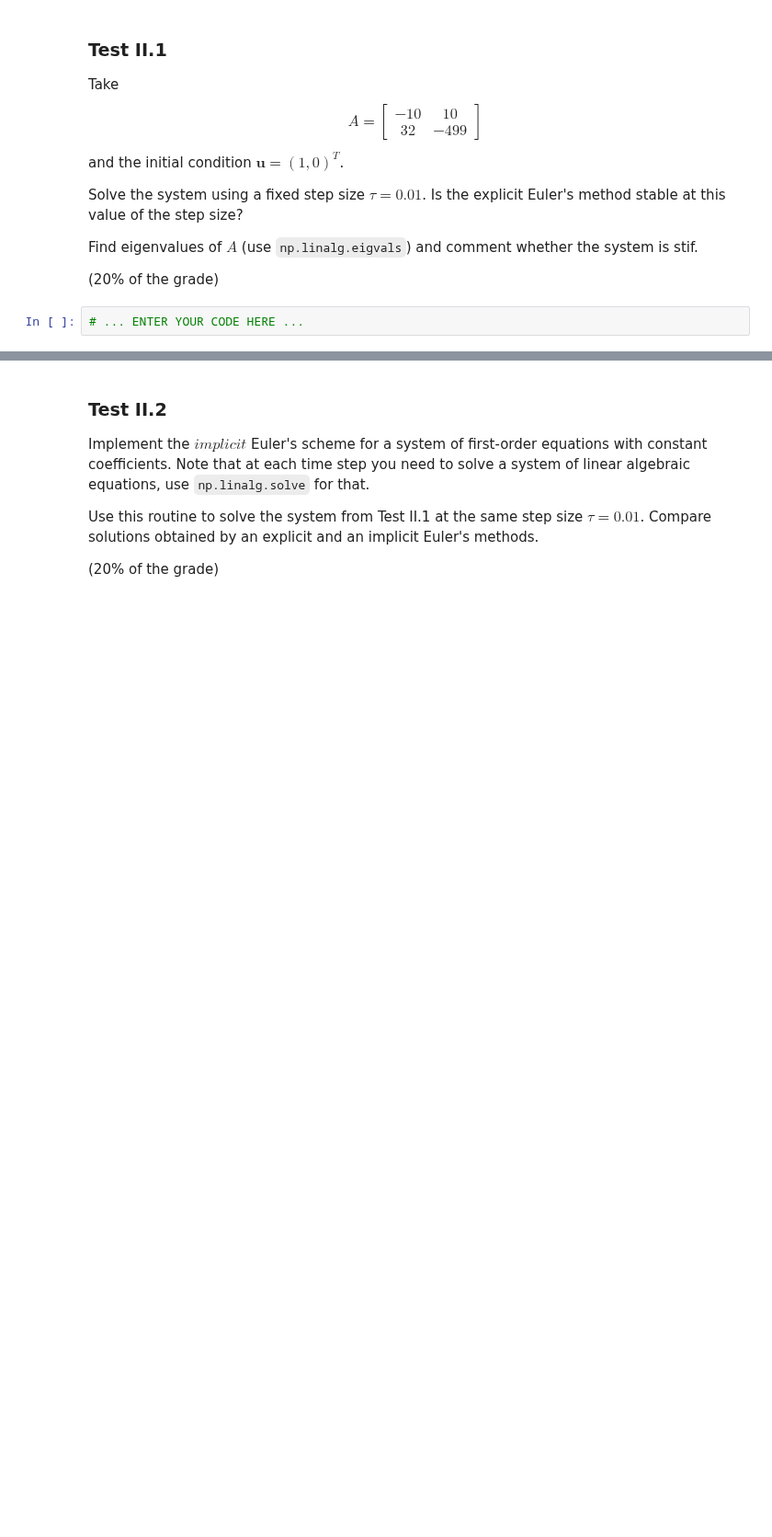
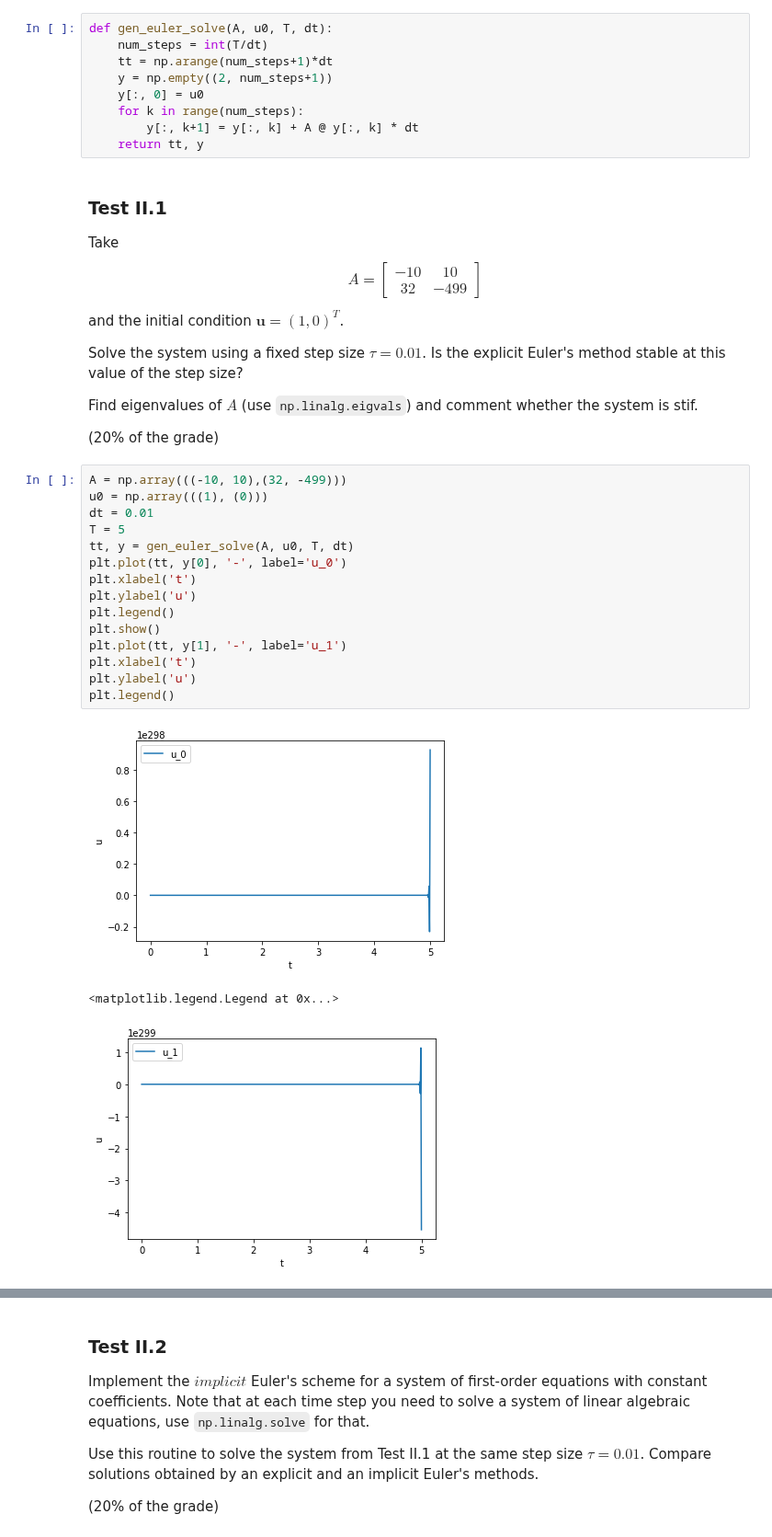
Before and after one commit to ev-br/CP2020, a Jupyter notebook: week_7_IVP_ODE.ipynb, the cells around one changed output, grey strips where cells are left out. Shown at 92% size. Cells and saved outputs as stored; diff of their text form; blank space fills up the shorter version.

```diff
--- a/week_7_IVP_ODE.ipynb
+++ b/week_7_IVP_ODE.ipynb
@@ -69,3 +107,12 @@ Implement a generalization of `euler_solve` routine for solving a system of line
+# %%
+def gen_euler_solve(A, u0, T, dt):
+    num_steps = int(T/dt)
+    tt = np.arange(num_steps+1)*dt
+    y = np.empty((2, num_steps+1))
+    y[:, 0] = u0
+    for k in range(num_steps):
+        y[:, k+1] = y[:, k] + A @ y[:, k] * dt
+    return tt, y
 # %% [markdown]
 ### Test II.1
 
@@ -81,5 +128,22 @@ Solve the system using a fixed step size $\tau=0.01$. Is the explicit Euler's me
 Find eigenvalues of $A$ (use `np.linalg.eigvals`) and comment whether the system is stif.
 
 (20% of the grade)
-# %%
-# ... ENTER YOUR CODE HERE ...
+# %%
+A = np.array(((-10, 10),(32, -499)))
+u0 = np.array(((1), (0)))
+dt = 0.01
+T = 5
+tt, y = gen_euler_solve(A, u0, T, dt)
+plt.plot(tt, y[0], '-', label='u_0')
+plt.xlabel('t')
+plt.ylabel('u')
+plt.legend()
+plt.show()
+plt.plot(tt, y[1], '-', label='u_1')
+plt.xlabel('t')
+plt.ylabel('u')
+plt.legend()
+# %% [output]
+[figure, added]
+<matplotlib.legend.Legend at 0x...>
+[figure, added]
```
Also changed, not shown: parts of 15 cells of this notebook.
